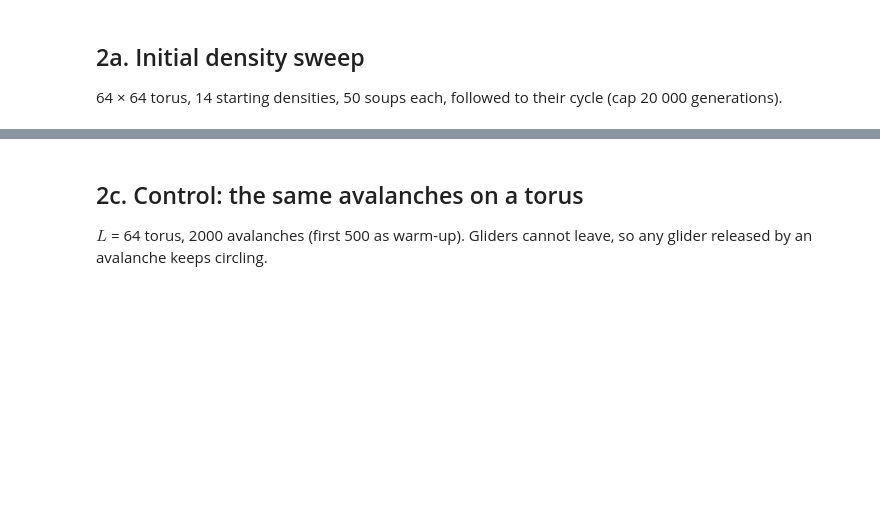
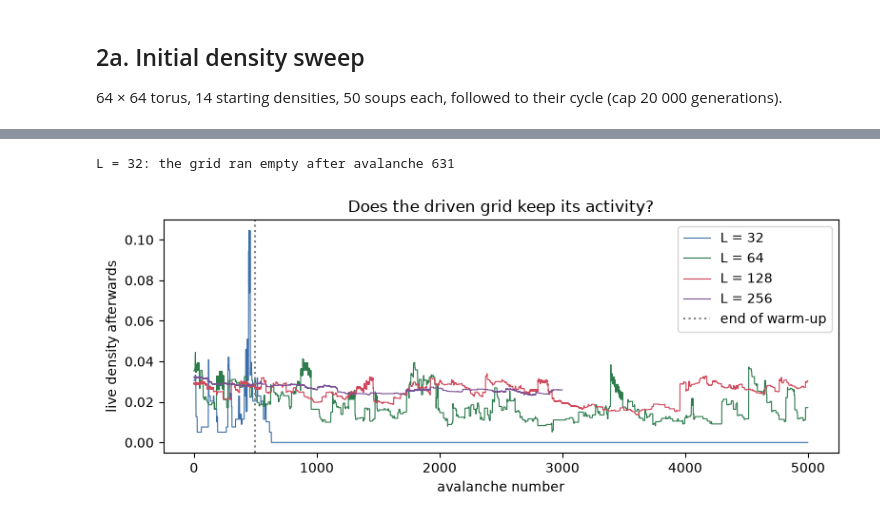
Before and after one commit to FreeyaFly/conway-game-of-life, a Jupyter notebook: notebooks/02_criticality.ipynb, the cells around one changed output, grey strips where cells are left out. Saved outputs shown, nothing was run; the diff lists cells and outputs as text; code cells hidden in the pictures; blank space fills up the shorter version.

Commit message:
Experiment 2: density sweep, avalanches, finite-size check of criticality
Closes #4

```diff
--- a/notebooks/02_criticality.ipynb
+++ b/notebooks/02_criticality.ipynb
@@ -157,23 +176,0 @@ np.savetxt(
-# %%
-def describe(values, label):
-    fit = fit_power_law(values)
-    verdict = "power law" if fit.loglik_ratio > 0 else "exponential"
-    sure = "significant" if fit.p_value < 0.1 else "not significant"
-    print(
-        f"  {label:>8}: alpha = {fit.alpha:.2f} ± {fit.alpha_err:.2f}, xmin = {fit.xmin:>3}, "
-        f"tail n = {fit.n_tail:>4}, KS = {fit.ks:.3f}, LR = {fit.loglik_ratio:+8.1f} "
-        f"(p = {fit.p_value:.3f}) -> {verdict}, {sure}"
-    )
-    return fit
-
-
-fits = {}
-for L in SIZES:
-    rows = aval[(aval[:, 0] == L) & (aval[:, 1] >= WARMUP) & (aval[:, 4] == 0)]
-    interior = (L - 4) ** 2
-    print(
-        f"L = {L}: {len(rows)} avalanches, median size {np.median(rows[:, 2]):.0f}, "
-        f"max size {rows[:, 2].max()} ({rows[:, 2].max() / interior:.0%} of the interior), "
-        f"max duration {rows[:, 3].max()}"
-    )
-    fits[L] = (describe(rows[:, 2], "size"), describe(rows[:, 3], "duration"))
@@ -197,5 +233,21 @@ plt.show()
-# %% [markdown]
-## 2c. Control: the same avalanches on a torus
-
-$L$ = 64 torus, 2000 avalanches (first 500 as warm-up). Gliders cannot leave, so any glider released by an avalanche keeps circling.
+# %%
+fig, ax = plt.subplots(figsize=(8, 3.4))
+colors = {32: "#3b6ea8", 64: "#2f7d4f", 128: "#d1495b", 256: "#7a5195"}
+for L in SIZES:
+    rows = aval[aval[:, 0] == L]
+    ax.plot(rows[:, 1], rows[:, 5], color=colors[L], lw=0.8, label=f"L = {L}")
+    _, stop = usable(L)
+    if np.isfinite(stop):
+        print(f"L = {L}: the grid ran empty after avalanche {int(stop)}")
+ax.axvline(WARMUP, color="grey", ls=":", label="end of warm-up")
+ax.set_xlabel("avalanche number")
+ax.set_ylabel("live density afterwards")
+ax.set_title("Does the driven grid keep its activity?")
+ax.legend()
+fig.tight_layout()
+fig.savefig(FIGURES / "exp02_drive_density.png", dpi=150)
+plt.show()
+# %% [output]
+L = 32: the grid ran empty after avalanche 631
+[figure, added]
 # %%
```
Also changed, not shown: parts of 15 cells of this notebook, 17 other files.
